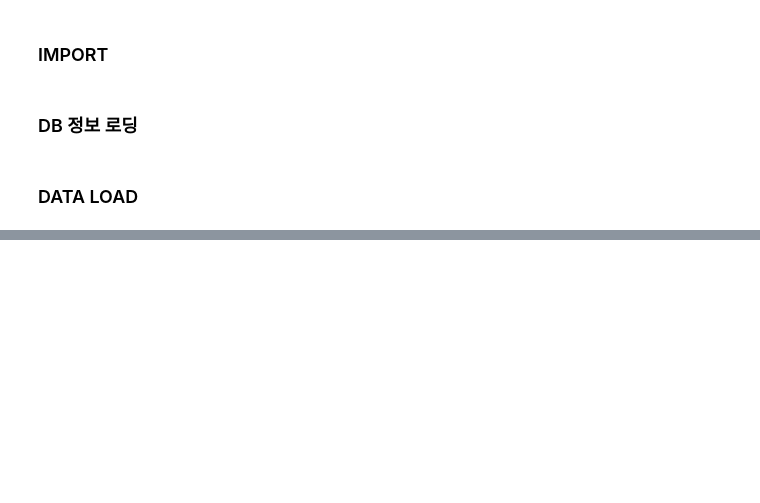
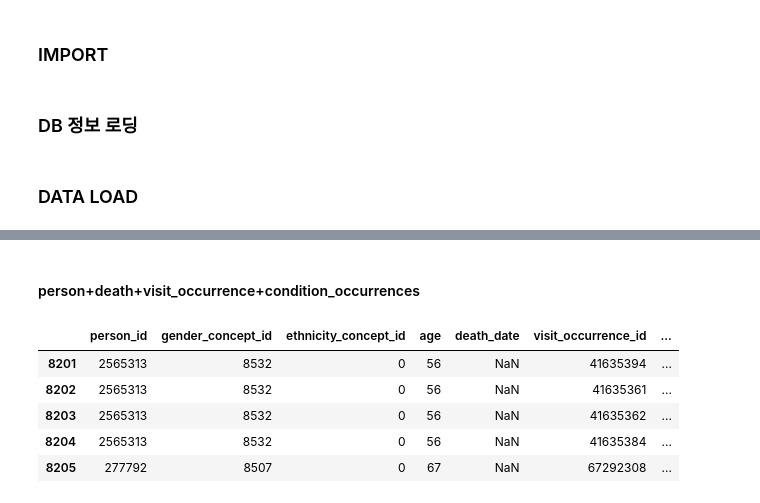
Before and after one commit to yoon-kyung/synthea, a Jupyter notebook: analysis.ipynb, the cells around one changed output, grey strips where cells are left out. Cells and saved outputs as stored; diff of their text form; code cells hidden in the pictures; blank space fills up the shorter version.

```diff
--- a/analysis.ipynb
+++ b/analysis.ipynb
@@ -34,0 +167,12 @@ drug_exposure_data = select_all(table_name="drug_exposure") # 의약품 처방
+# %% [markdown]
+#### person+death+visit_occurrence+condition_occurrences
+# %%
+new_data = pd.merge(new_data, drug_exposures, on=['person_id', 'visit_occurrence_id'])
+new_data.tail(5)
+# %% [output]
+|  | person_id | gender_concept_id | ethnicity_concept_id | age | death_date | visit_occurrence_id | ... |
+| 8201 | 2565313 | 8532 | 0 | 56 | NaN | 41635394 | ... |
+| 8202 | 2565313 | 8532 | 0 | 56 | NaN | 41635361 | ... |
+| 8203 | 2565313 | 8532 | 0 | 56 | NaN | 41635362 | ... |
+| 8204 | 2565313 | 8532 | 0 | 56 | NaN | 41635384 | ... |
+| 8205 | 277792 | 8507 | 0 | 67 | NaN | 67292308 | ... |
```
Also changed, not shown: parts of 24 cells of this notebook.
